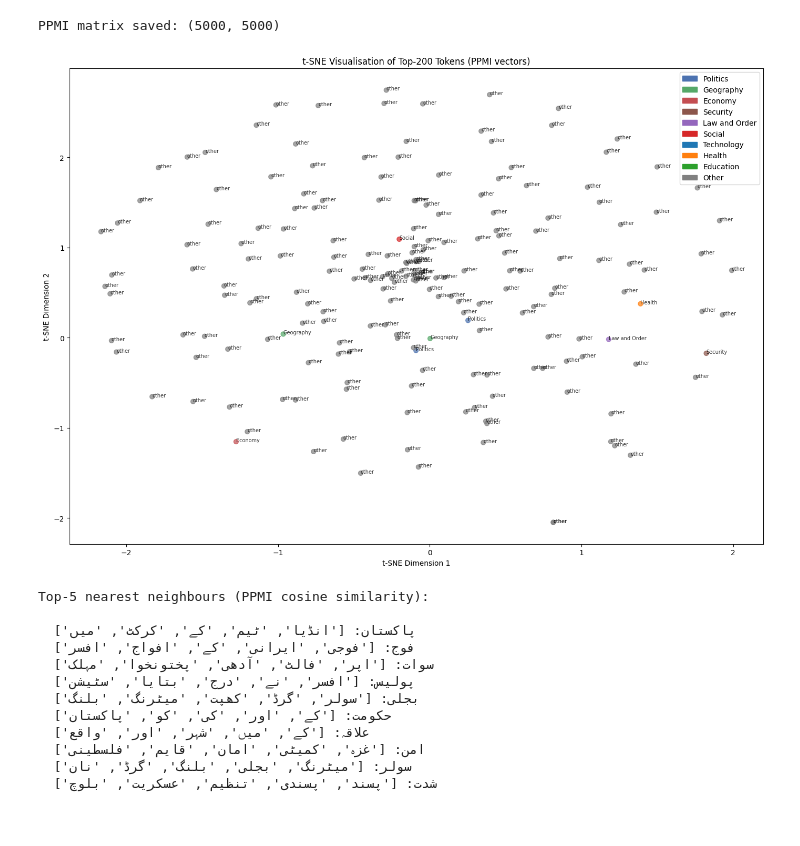
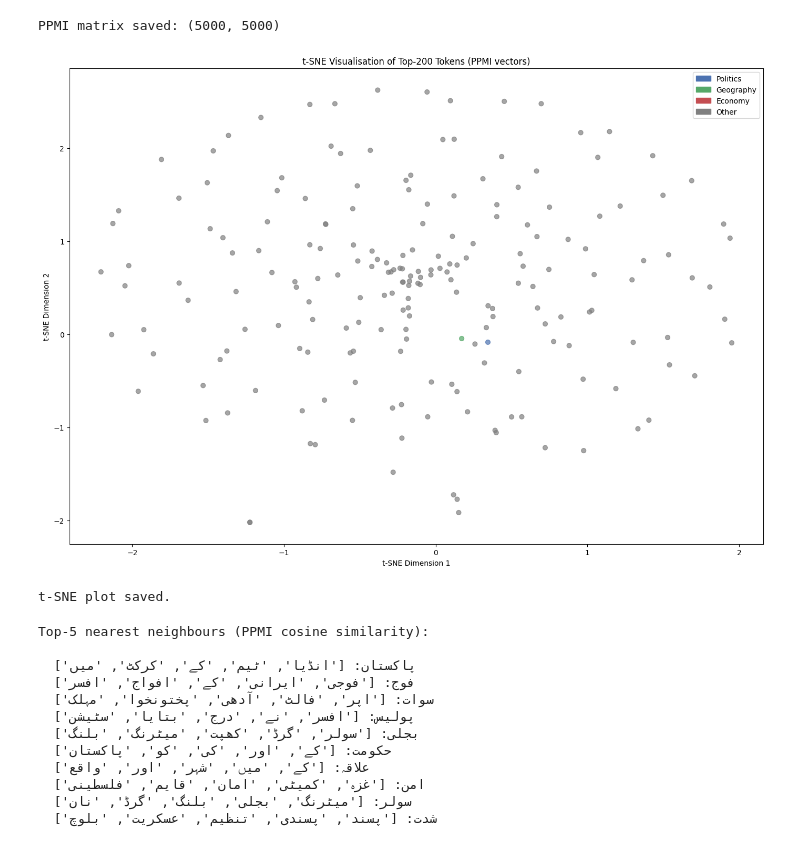
Before and after one commit to Saif1Shahzad/i23-2634-NLP-Assignment2, a Jupyter notebook: i23-2634_Assignment2_DS-A.ipynb, the cells around one changed output. Saved outputs shown, nothing was run; the diff lists cells and outputs as text; code cells hidden in the pictures.

```diff
--- a/i23-2634_Assignment2_DS-A.ipynb
+++ b/i23-2634_Assignment2_DS-A.ipynb
@@ -246,89 +272,42 @@ print('PPMI matrix saved:', ppmi_matrix.shape)
 PPMI matrix saved: (5000, 5000)
 # %%
 TOP_N = 200
-top_indices = [word2idx[w] for w, _ in token_freq.most_common(TOP_N) if word2idx[w] < PPMI_VOCAB]
+top_indices = [word2idx[w] for w, _ in token_freq.most_common(TOP_N) if word2idx.get(w, 1) < PPMI_VOCAB]
 top_indices = top_indices[:TOP_N]
 top_words   = [vocab_tokens[i] for i in top_indices]
 top_vecs    = ppmi_matrix[top_indices]
 
 word_to_cat = {}
-politics_kw = [
-'حکومت','وزیر','پارلیمان','فوج','سیاسی','وفاق','صوبہ','قانون',
-'وزیراعظم','وزیراعلی','اپوزیشن','حکمر','انتخاب','ووٹ','ریلی','احتجاج',
-'پارٹی','قیادت','رہنما','کمیٹی','اعلامیہ','اجلاس','مشیر','اتحاد',
-'مینڈیٹ','حلف','گورنر','اسمبلی','پالیسی','فیصلہ','سیاسی جماعت'
-]
-geo_kw = [
-'پاکستان','ملاکنڈ','سوات','پشاور','خیبر','افغانستان','دیر','چترال',
-'بلوچستان','کوہاٹ','کراچی','اسلام آباد','راولپنڈی','لاہور',
-'باجوڑ','شانگلہ','کرم','شمالی علاقہ','سرحد','صوبہ','شہر',
-'یونیورسٹی','سٹیشن','علاقہ','ضلع'
-]
-economy_kw = [
-'بجلی','نیٹ','سولر','ٹیرف','قیمت','بلنگ','میٹرنگ','نیپرا',
-'گرڈ','یونٹ','لوڈ','توانائی','پاور','کمپنی','معاہدہ','قواعد',
-'کھپت','پیداوار','سسٹم','بیٹری','سرمایہ','معاشی','اخراجات',
-'ریٹ','خریداری','فروخت','نرخ'
-]
-security_kw = [
-'شدت پسند','دہشت گردی','آپریشن','انٹیلیجنس','سی ٹی ڈی',
-'فوجی','حملہ','ڈراون','اسلحہ','کارروائی','مزاحمت',
-'چوکی','ناک','سیکیورٹی','خطرہ','دھماکہ','جنگ','محاذ'
-]
-law_order_kw = [
-'پولیس','گرفتار','مقدمہ','عدالت','قانون نافذ','اہلکار',
-'تحقیقات','ملزم','کیس','کارروائی','حراست','جرم',
-'انسداد','عدالتی','ٹریبونل','شکایت'
-]
-social_kw = [
-'عوام','لوگ','مقامی','شہری','طلبہ','کارکن','خاندان',
-'رابطہ','مطالبہ','تشویش','ردعمل','ثقافت','زندگی',
-'مسائل','رہائش','سماجی','ریلی','برادری'
-]
-tech_kw = [
-'سسٹم','ٹیکنالوجی','ڈرون','ڈیٹا','نیٹ ورک','مشین',
-'سسٹمز','ڈیجیٹل','آن لائن','سافٹ ویئر','پروسیس',
-'انفارمیشن','ٹیکنیکل','آلات'
-]
-health_kw = [
-'ڈاکٹر','ہسپتال','ایمبولینس','علاج','مریض','طبی',
-'ڈیلیوری','زچگی','خون','درد','ادویات','نرس',
-'ریسکیو','طبی امداد'
-]
-education_kw = [
-'یونیورسٹی','تعلیم','طلبہ','ڈگری','کورس','تحقیق',
-'اساتذہ','تعلیمی','ادارہ','سیکھنا','لیکچر','امتحان'
-]
+
+politics_kw = ['حکومت', 'وزیر', 'پارلیمان', 'الیکشن', 'ووٹ', 'سیاسی', 'وزیراعظم', 'اسمبلی', 'عدالت', 'قانون']
+geo_kw = ['پاکستان', 'ملاکنڈ', 'سوات', 'پشاور', 'خیبر', 'افغانستان', 'دیر', 'چترال']
+economy_kw = ['بجلی', 'نیٹ', 'سولر', 'ٹیرف', 'قیمت', 'بلنگ', 'میٹرنگ', 'نیپرا']
+
 for w in politics_kw: word_to_cat[w] = 'Politics'
 for w in geo_kw:      word_to_cat[w] = 'Geography'
 for w in economy_kw:  word_to_cat[w] = 'Economy'
-for w in security_kw: word_to_cat[w] = 'Security'
-for w in law_order_kw: word_to_cat[w] = 'Law and Order'
-for w in social_kw: word_to_cat[w] = 'Social'
-for w in tech_kw: word_to_cat[w] = 'Technology'
-for w in health_kw: word_to_cat[w] = 'Health'
-for w in education_kw: word_to_cat[w] = 'Education'
 
-cat_colors = {'Politics':'#4C72B0','Geography':'#55A868','Economy':'#C44E52','Security':'#8C564B','Law and Order':'#9467BD','Social':'#D62728','Technology':'#1F77B4','Health':'#FF7F0E','Education':'#2CA02C','Other':'#808080'}
+cat_colors = {'Politics':'#4C72B0','Geography':'#55A868','Economy':'#C44E52','Other':'#808080'}
 colors = [cat_colors.get(word_to_cat.get(w,'Other'),'#808080') for w in top_words]
 
-tsne = TSNE(n_components=2, perplexity=30)
+tsne = TSNE(n_components=2, random_state=42, perplexity=30)
 coords = tsne.fit_transform(top_vecs)
 
 fig, ax = plt.subplots(figsize=(14, 10))
 ax.scatter(coords[:,0], coords[:,1], c=colors, s=40, alpha=0.7)
-for i, w in enumerate(top_words):
-    ax.annotate(word_to_cat.get(w, 'other'), (coords[i,0], coords[i,1]), fontsize=7, alpha=0.8)
 
 handles = [mpatches.Patch(color=v, label=k) for k,v in cat_colors.items()]
 ax.legend(handles=handles, loc='upper right')
 ax.set_title('t-SNE Visualisation of Top-200 Tokens (PPMI vectors)')
 ax.set_xlabel('t-SNE Dimension 1')
 ax.set_ylabel('t-SNE Dimension 2')
 plt.tight_layout()
+plt.savefig('ppmi_tsne.png', dpi=150)
 plt.show()
+print('t-SNE plot saved.')
 # %% [output]
-[figure, old version]
+[figure, new version]
+t-SNE plot saved.
 # %%
 def cosine_sim_matrix(mat):
     norms = np.linalg.norm(mat, axis=1, keepdims=True) + 1e-10
```
Also changed, not shown: parts of 32 cells of this notebook, 9 other files.
